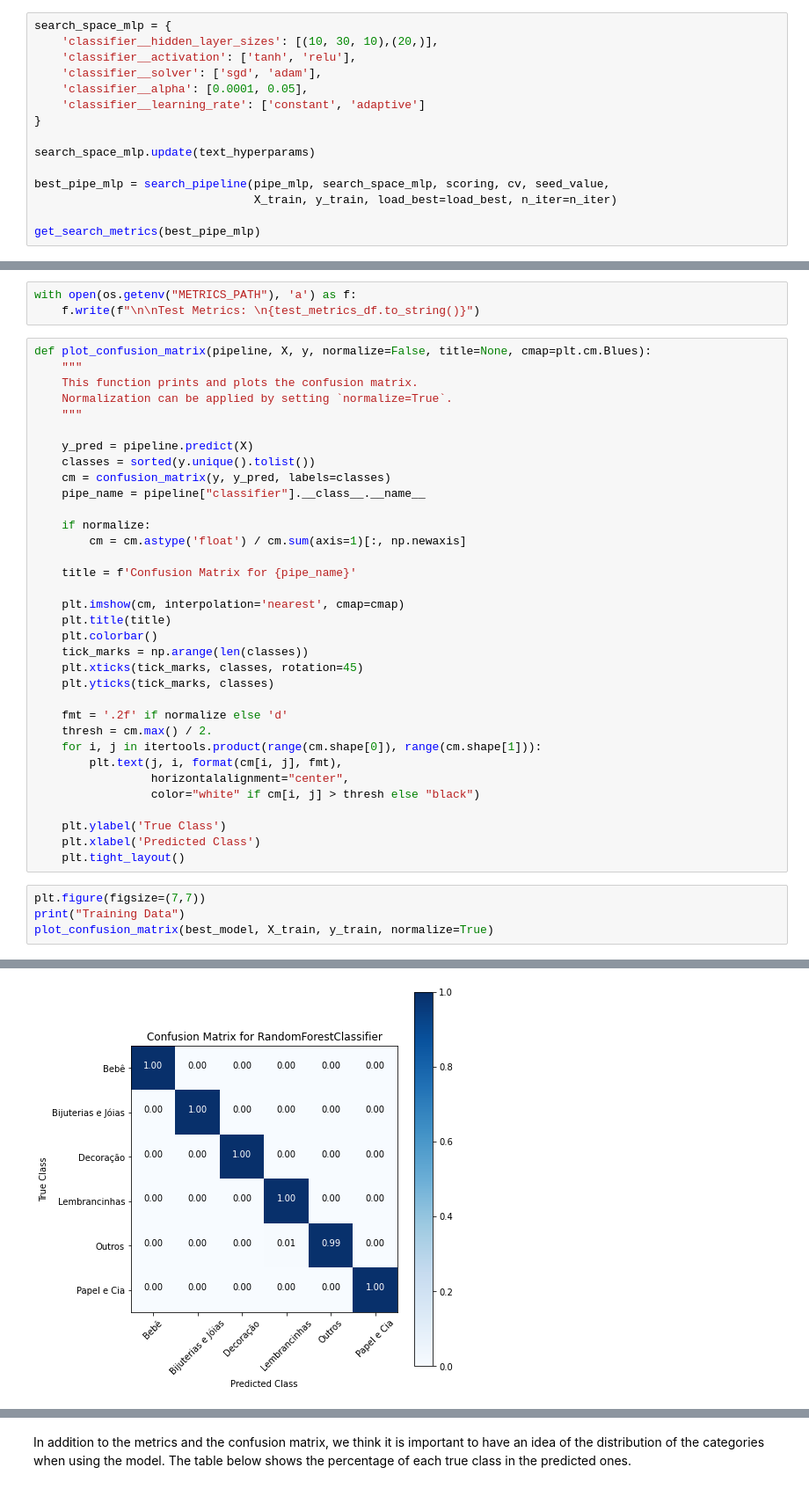
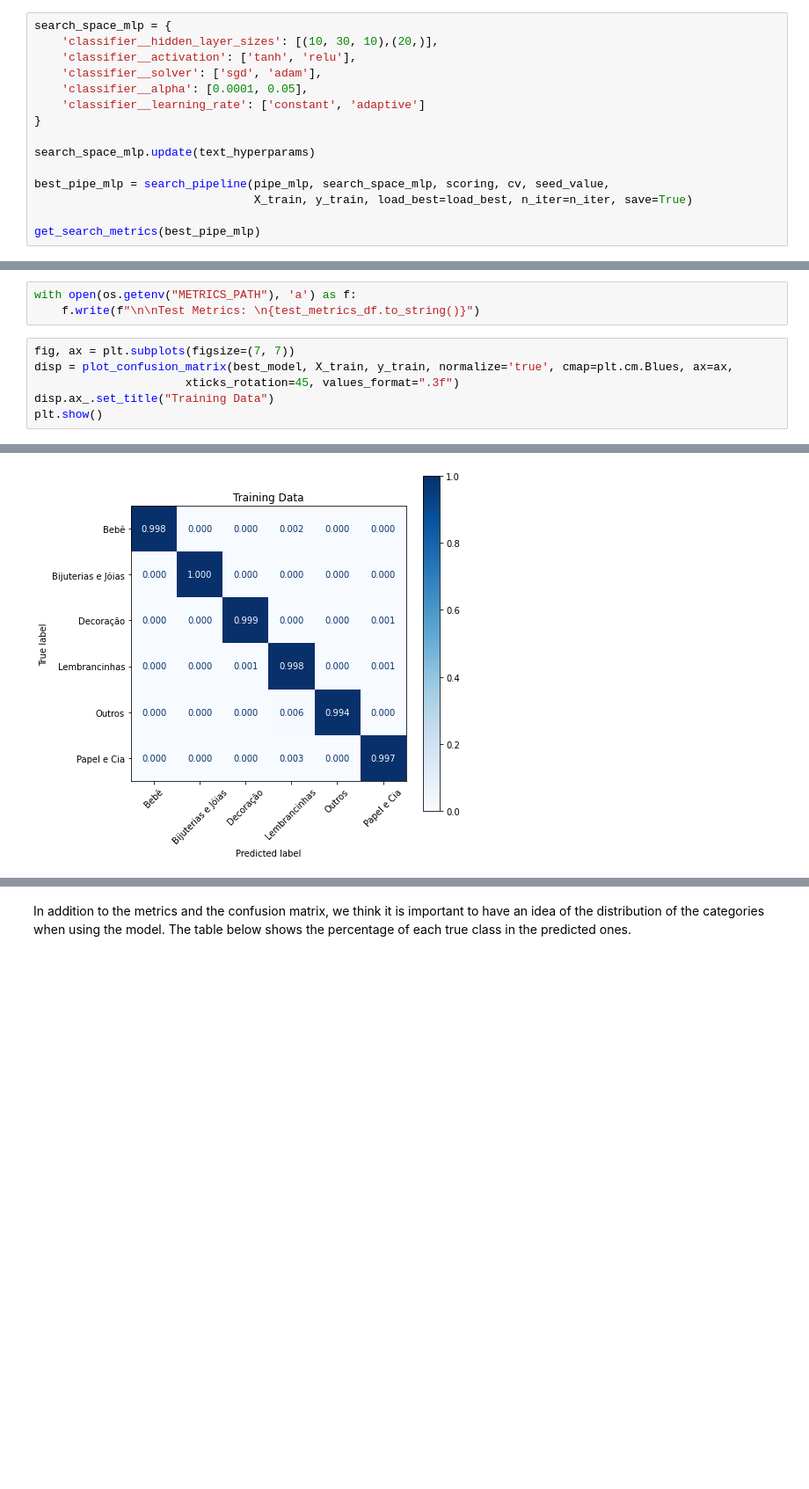
Before and after one commit to renan-cunha/intelligent-systems-project, a Jupyter notebook: training/trainer.ipynb, the cells around one changed output, grey strips where cells are left out. Shown at 88% size. Cells and saved outputs as stored; diff of their text form; blank space fills up the shorter version.

```diff
--- a/training/trainer.ipynb
+++ b/training/trainer.ipynb
@@ -453,7 +456,7 @@ search_space_mlp = {
 search_space_mlp.update(text_hyperparams)
 
 best_pipe_mlp = search_pipeline(pipe_mlp, search_space_mlp, scoring, cv, seed_value,
-                                X_train, y_train, load_best=load_best, n_iter=n_iter)
+                                X_train, y_train, load_best=load_best, n_iter=n_iter, save=True)
 
 get_search_metrics(best_pipe_mlp)
 # %% [output]
@@ -534,42 +539,10 @@ test_metrics_df
 # %%
 with open(os.getenv("METRICS_PATH"), 'a') as f:
     f.write(f"\n\nTest Metrics: \n{test_metrics_df.to_string()}")
-# %%
-def plot_confusion_matrix(pipeline, X, y, normalize=False, title=None, cmap=plt.cm.Blues):
-    """
-    This function prints and plots the confusion matrix.
-    Normalization can be applied by setting `normalize=True`.
-    """
-
-    y_pred = pipeline.predict(X)
-    classes = sorted(y.unique().tolist())
-    cm = confusion_matrix(y, y_pred, labels=classes)
-    pipe_name = pipeline["classifier"].__class__.__name__
-
-    if normalize:
-        cm = cm.astype('float') / cm.sum(axis=1)[:, np.newaxis]
-
-    title = f'Confusion Matrix for {pipe_name}'
-
-    plt.imshow(cm, interpolation='nearest', cmap=cmap)
-    plt.title(title)
-    plt.colorbar()
-    tick_marks = np.arange(len(classes))
-    plt.xticks(tick_marks, classes, rotation=45)
-    plt.yticks(tick_marks, classes)
-
-    fmt = '.2f' if normalize else 'd'
-    thresh = cm.max() / 2.
-    for i, j in itertools.product(range(cm.shape[0]), range(cm.shape[1])):
-        plt.text(j, i, format(cm[i, j], fmt),
-                 horizontalalignment="center",
-                 color="white" if cm[i, j] > thresh else "black")
-
-    plt.ylabel('True Class')
-    plt.xlabel('Predicted Class')
-    plt.tight_layout()
 # %%
-plt.figure(figsize=(7,7))
-print("Training Data")
-plot_confusion_matrix(best_model, X_train, y_train, normalize=True)
+fig, ax = plt.subplots(figsize=(7, 7))
+disp = plot_confusion_matrix(best_model, X_train, y_train, normalize='true', cmap=plt.cm.Blues, ax=ax,
+                      xticks_rotation=45, values_format=".3f")
+disp.ax_.set_title("Training Data")
+plt.show()
 # %% [output]
@@ -577,2 +549,2 @@ Training Data
-[figure, old version]
+[figure, new version]
 # %%
```
Also changed, not shown: parts of 24 cells of this notebook.
